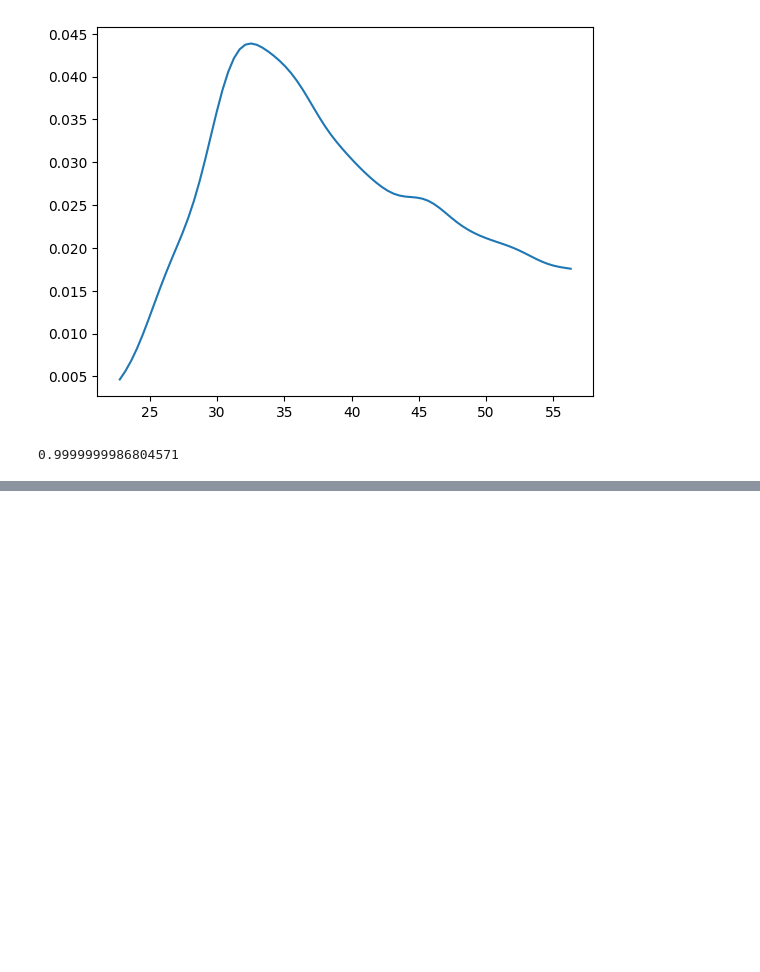
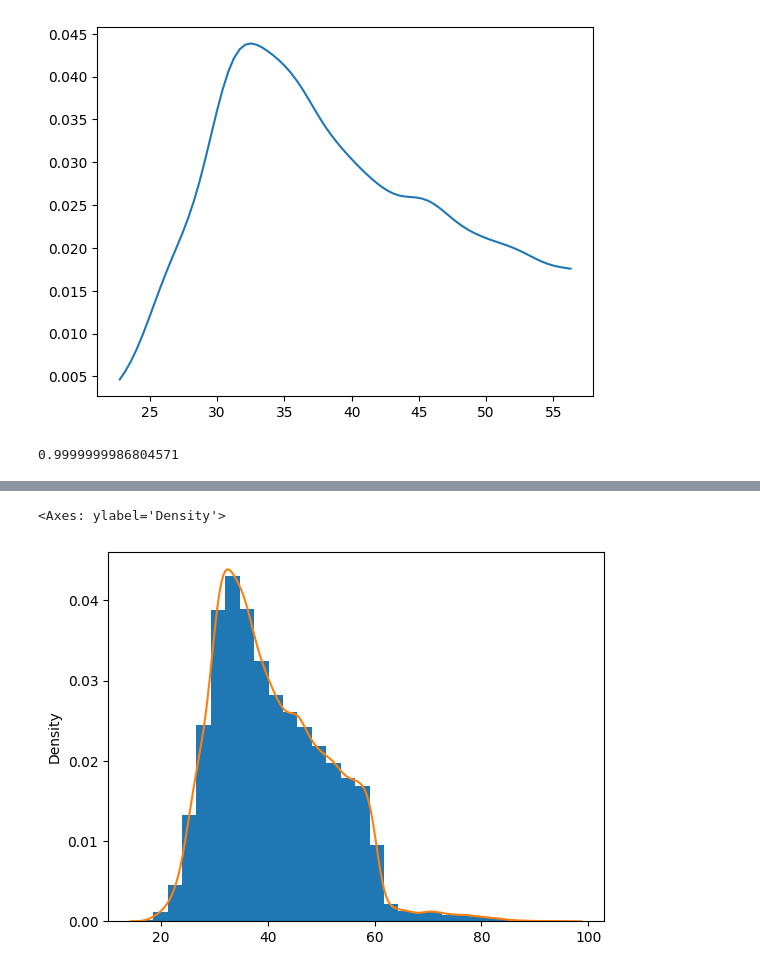
Before and after one commit to asegura4488/CienciaDatos, a Jupyter notebook: Semana3/Sesion6.ipynb, the cells around one changed output, grey strips where cells are left out. Saved outputs shown, nothing was run; the diff lists cells and outputs as text; code cells hidden in the pictures; blank space fills up the shorter version.

```diff
--- a/Semana3/Sesion6.ipynb
+++ b/Semana3/Sesion6.ipynb
@@ -122,0 +141,4 @@ prob
+# %%
+# Ultimo metodo, métodos MonteCarlo
+samples = kde.resample(100000)
+#plt.hist(samples[0])
@@ -122,0 +155,6 @@ prob
+# %%
+plt.hist(samples[0],density=True,bins=30)
+sns.kdeplot(x=age, fill=False)
+# %% [output]
+<Axes: ylabel='Density'>
+[figure, added]
```
Also changed, not shown: parts of 5 cells of this notebook.
